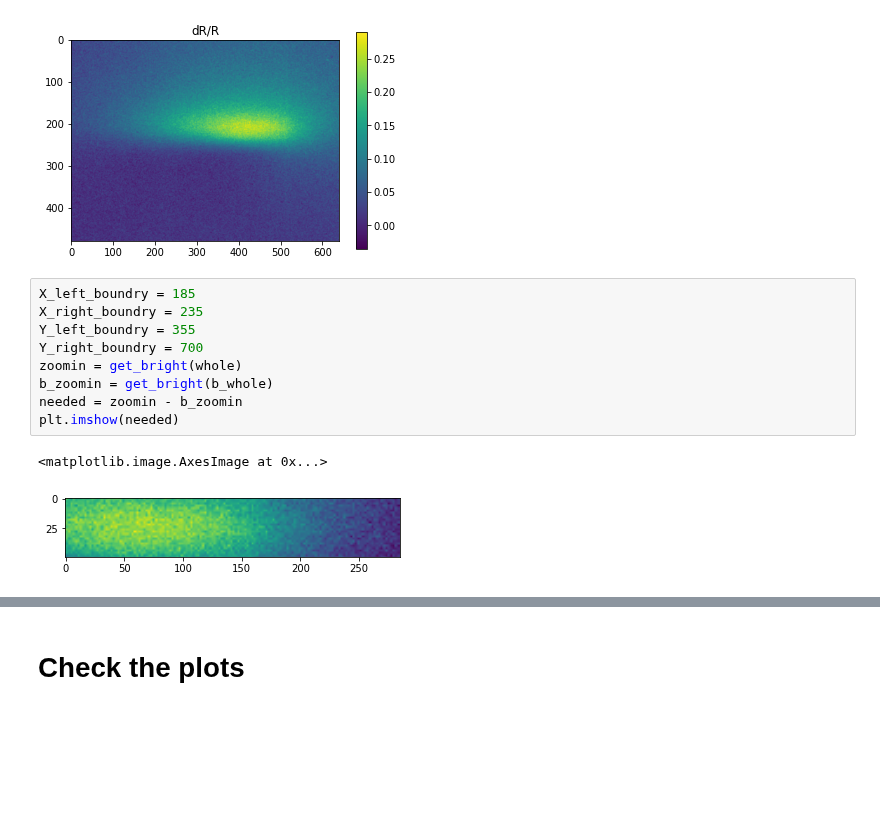
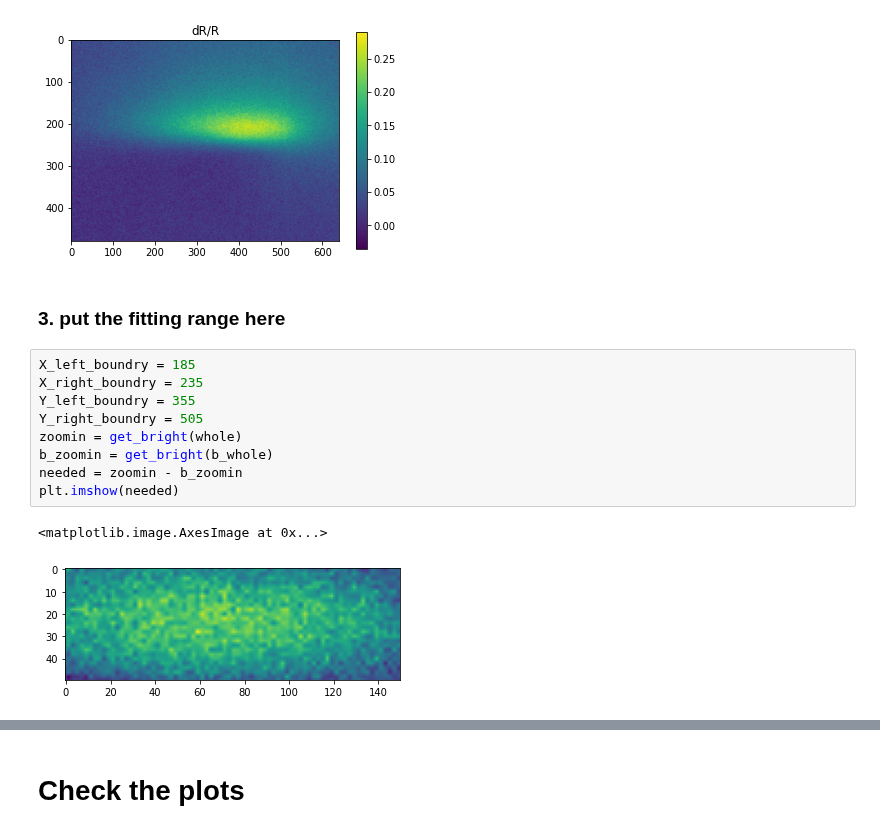
Before and after one commit to JoanneCETsai/Temperature_Calibration, a Jupyter notebook: code/0130_.ipynb, the cells around one changed output, grey strips where cells are left out. Cells and saved outputs as stored; diff of their text form; blank space fills up the shorter version.

Commit message:
finish 6 plots output

```diff
--- a/code/0130_.ipynb
+++ b/code/0130_.ipynb
@@ -110,15 +110,17 @@ plt.show()
 [figure]
 [figure]
 [figure]
+# %% [markdown]
+### 3. put the fitting range here
 # %%
 X_left_boundry = 185
 X_right_boundry = 235
 Y_left_boundry = 355
-Y_right_boundry = 700
+Y_right_boundry = 505
 zoomin = get_bright(whole)
 b_zoomin = get_bright(b_whole)
 needed = zoomin - b_zoomin
 plt.imshow(needed)
 # %% [output]
 <matplotlib.image.AxesImage at 0x...>
-[figure, old version]
+[figure, new version]
```
Also changed, not shown: parts of 10 cells of this notebook.
